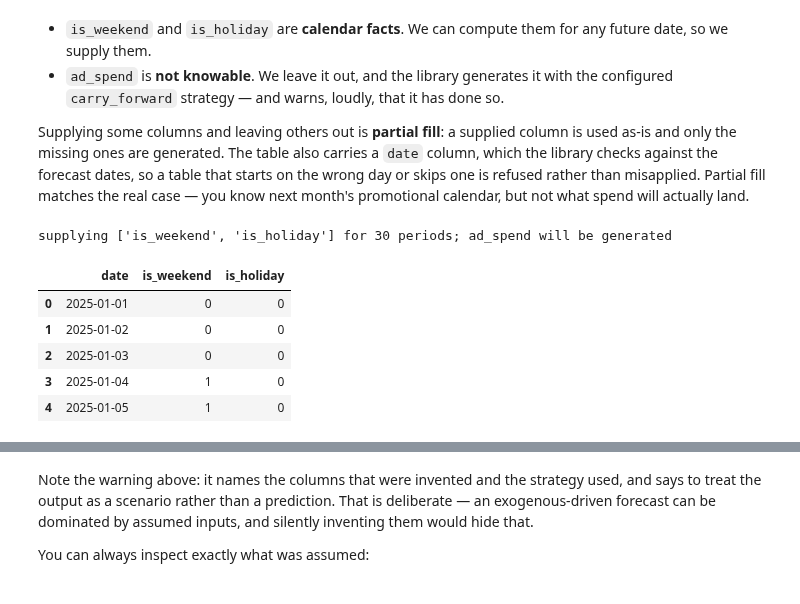
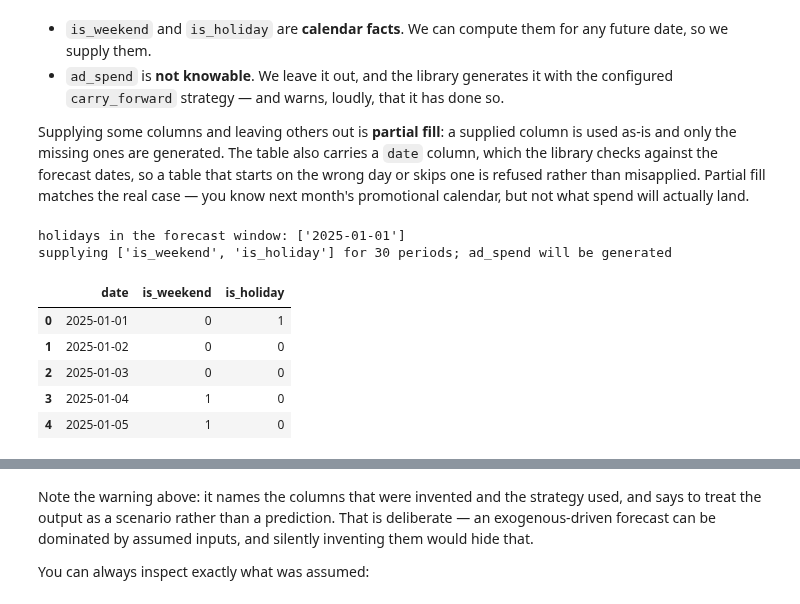
Before and after one commit to Lifesight-Software-Pvt-Ltd/horizon, a Jupyter notebook: examples/daily_website_traffic.ipynb, the cells around one changed output, grey strips where cells are left out. Saved outputs shown, nothing was run; the diff lists cells and outputs as text; code cells hidden in the pictures.

```diff
--- a/examples/daily_website_traffic.ipynb
+++ b/examples/daily_website_traffic.ipynb
@@ -315,24 +364,29 @@ calendar, but not what spend will actually land.
 # %%
 HORIZON = 30
 
 future_dates = pd.date_range(
     start=df['date'].max() + pd.Timedelta(days=1), periods=HORIZON, freq='D'
 )
 
-# Known-in-advance calendar flags. is_holiday is left at 0 here; in a real run you would
-# mark your actual holiday dates, which is exactly the point of being able to supply it.
+# Known-in-advance calendar flags. This dataset flags the same calendar days every year
+# (1 Jan, 4 Jul, 28 Nov, 25 Dec), so the holidays in the forecast window are those days --
+# here, New Year's Day. In a real run, mark your own holiday calendar: a holiday left at 0
+# is a holiday the forecast does not know about.
+holiday_days = set(df.loc[df['is_holiday'] == 1, 'date'].dt.strftime('%m-%d'))
 future_drivers = pd.DataFrame({
     'date': future_dates,   # optional, but checked against the forecast dates when present
     'is_weekend': (future_dates.dayofweek >= 5).astype(int),
-    'is_holiday': 0,
+    'is_holiday': future_dates.strftime('%m-%d').isin(holiday_days).astype(int),
 })
+print('holidays in the forecast window:', list(future_dates[future_drivers['is_holiday'] == 1].strftime('%Y-%m-%d')))
 
 print(f"supplying {list(future_drivers.columns.drop('date'))} for {HORIZON} periods; ad_spend will be generated")
 future_drivers.head()
 # %% [output]
+holidays in the forecast window: ['2025-01-01']
 supplying ['is_weekend', 'is_holiday'] for 30 periods; ad_spend will be generated
 |  | date | is_weekend | is_holiday |
-| 0 | 2025-01-01 | 0 | 0 |
+| 0 | 2025-01-01 | 0 | 1 |
 | 1 | 2025-01-02 | 0 | 0 |
 | 2 | 2025-01-03 | 0 | 0 |
 | 3 | 2025-01-04 | 1 | 0 |
```
Also changed, not shown: parts of 17 cells of this notebook, 5 other files.
